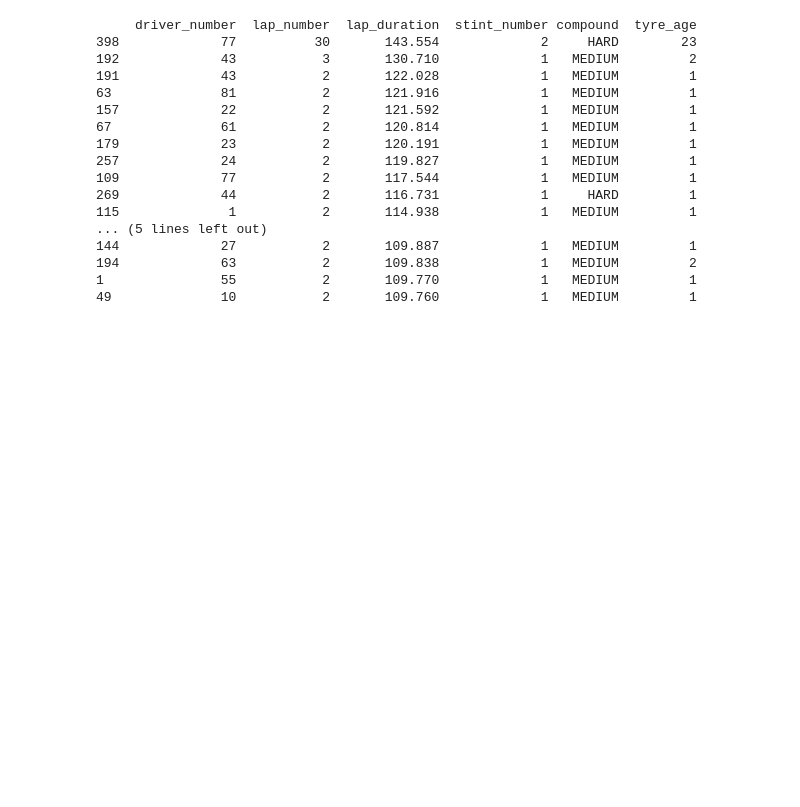
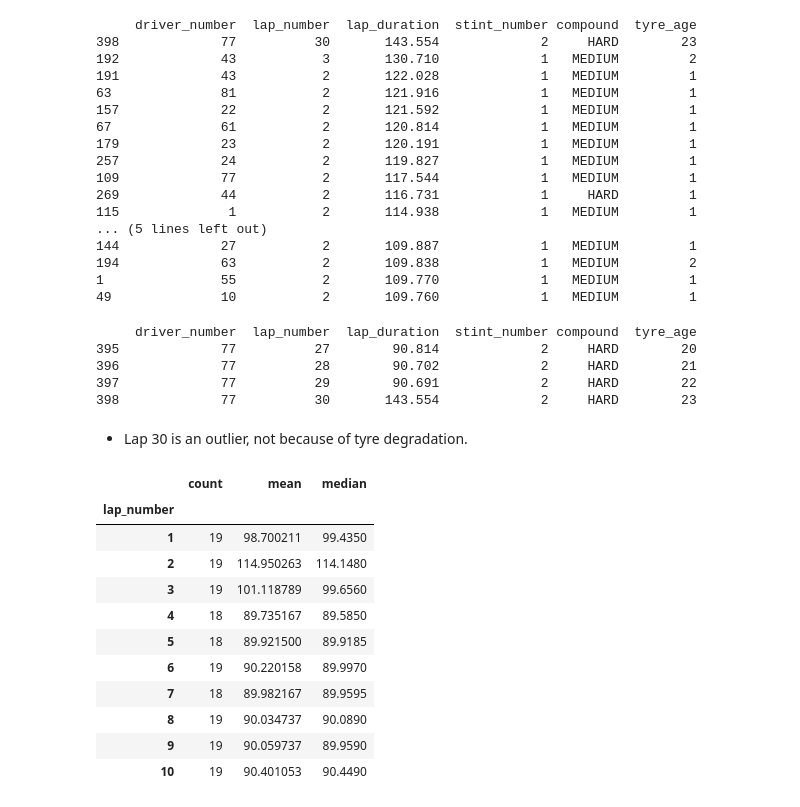
Before and after one commit to usma414/F1-Race-Intelligence-System, a Jupyter notebook: notebooks/01_initial_data_exploration.ipynb, the cells around one changed output. Saved outputs shown, nothing was run; the diff lists cells and outputs as text; code cells hidden in the pictures; blank space fills up the shorter version.

```diff
--- a/notebooks/01_initial_data_exploration.ipynb
+++ b/notebooks/01_initial_data_exploration.ipynb
@@ -1176,3 +1176,42 @@ print(
 194             63           2       109.838             1   MEDIUM         2
 1               55           2       109.770             1   MEDIUM         1
 49              10           2       109.760             1   MEDIUM         1
+# %%
+print(
+    race_tyre_data[
+        (race_tyre_data["driver_number"] == 77) &
+        (race_tyre_data["lap_number"].between(27, 32))
+    ][
+        [
+        "driver_number",
+        "lap_number",
+        "lap_duration",
+        "stint_number",
+        "compound",
+        "tyre_age"
+        ]
+    ]
+)
+# %% [output]
+     driver_number  lap_number  lap_duration  stint_number compound  tyre_age
+395             77          27        90.814             2     HARD        20
+396             77          28        90.702             2     HARD        21
+397             77          29        90.691             2     HARD        22
+398             77          30       143.554             2     HARD        23
+# %% [markdown]
+- Lap 30 is an outlier, not because of tyre degradation.
+# %%
+race_tyre_data.groupby("lap_number")["lap_duration"].agg(["count", "mean", "median"]).head(10)
+# %% [output]
+|  | count | mean | median |
+| lap_number |  |  |  |
+| 1 | 19 | 98.700211 | 99.4350 |
+| 2 | 19 | 114.950263 | 114.1480 |
+| 3 | 19 | 101.118789 | 99.6560 |
+| 4 | 18 | 89.735167 | 89.5850 |
+| 5 | 18 | 89.921500 | 89.9185 |
+| 6 | 19 | 90.220158 | 89.9970 |
+| 7 | 18 | 89.982167 | 89.9595 |
+| 8 | 19 | 90.034737 | 90.0890 |
+| 9 | 19 | 90.059737 | 89.9590 |
+| 10 | 19 | 90.401053 | 90.4490 |
```
Also changed, not shown: parts of 9 cells of this notebook.
